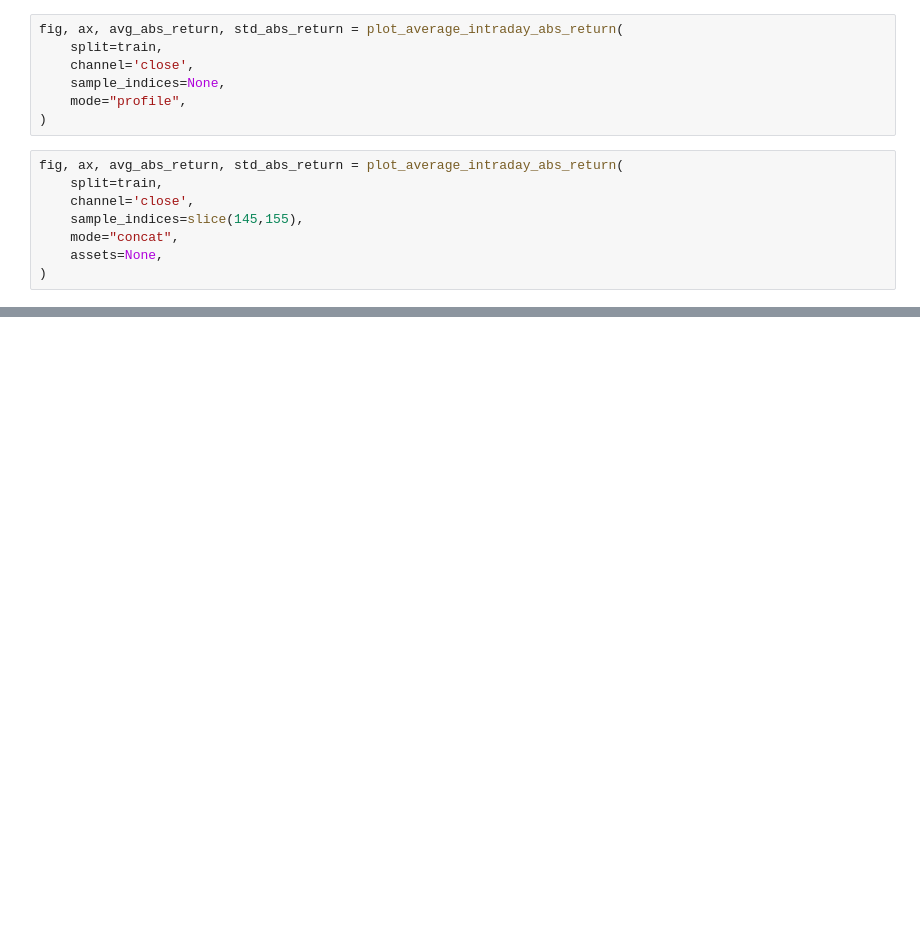
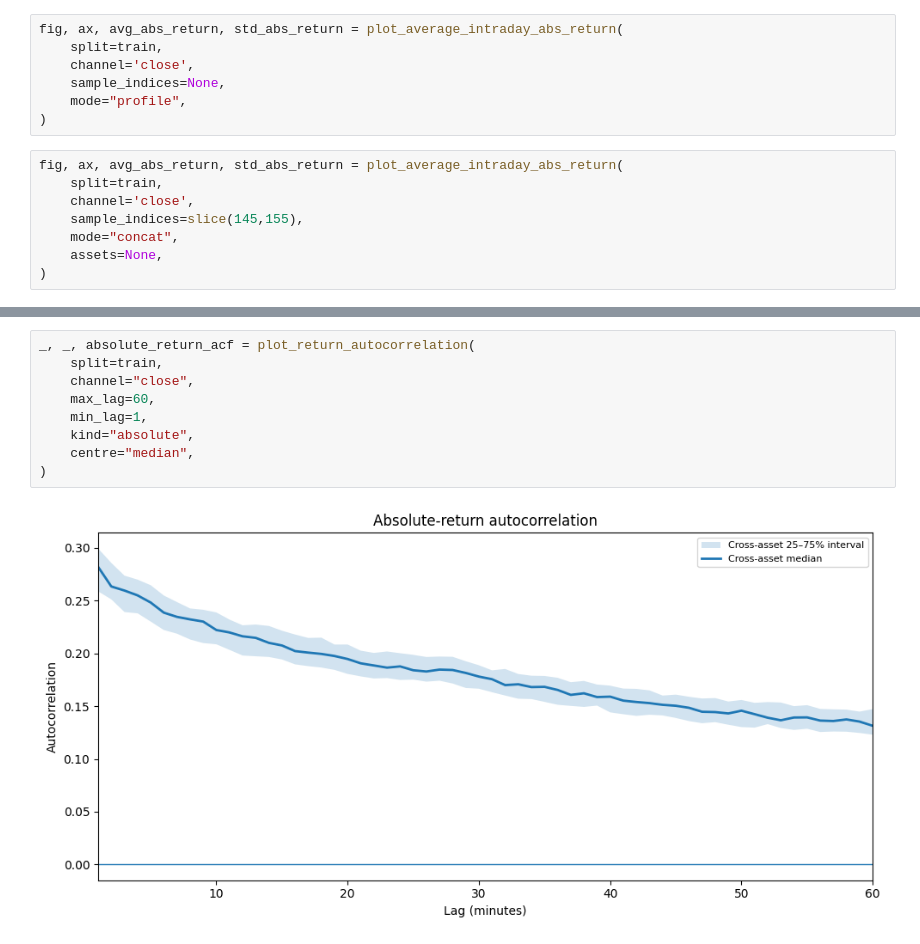
Before and after one commit to VishR-94/dynamic_graphs_thesis, a Jupyter notebook: notebooks/01_plot_candle_data.ipynb, the cells around one changed output, grey strips where cells are left out. Drawn from its saved outputs; the diff is of its cells as text; blank space fills up the shorter version.

```diff
--- a/notebooks/01_plot_candle_data.ipynb
+++ b/notebooks/01_plot_candle_data.ipynb
@@ -210,0 +299,11 @@ fig, ax, avg_abs_return, std_abs_return = plot_average_intraday_abs_return(
+# %%
+_, _, absolute_return_acf = plot_return_autocorrelation(
+    split=train,
+    channel="close",
+    max_lag=60,
+    min_lag=1,
+    kind="absolute",
+    centre="median",
+)
+# %% [output]
+[figure, added]
```
Also changed, not shown: parts of 10 cells of this notebook, 5 other files.
